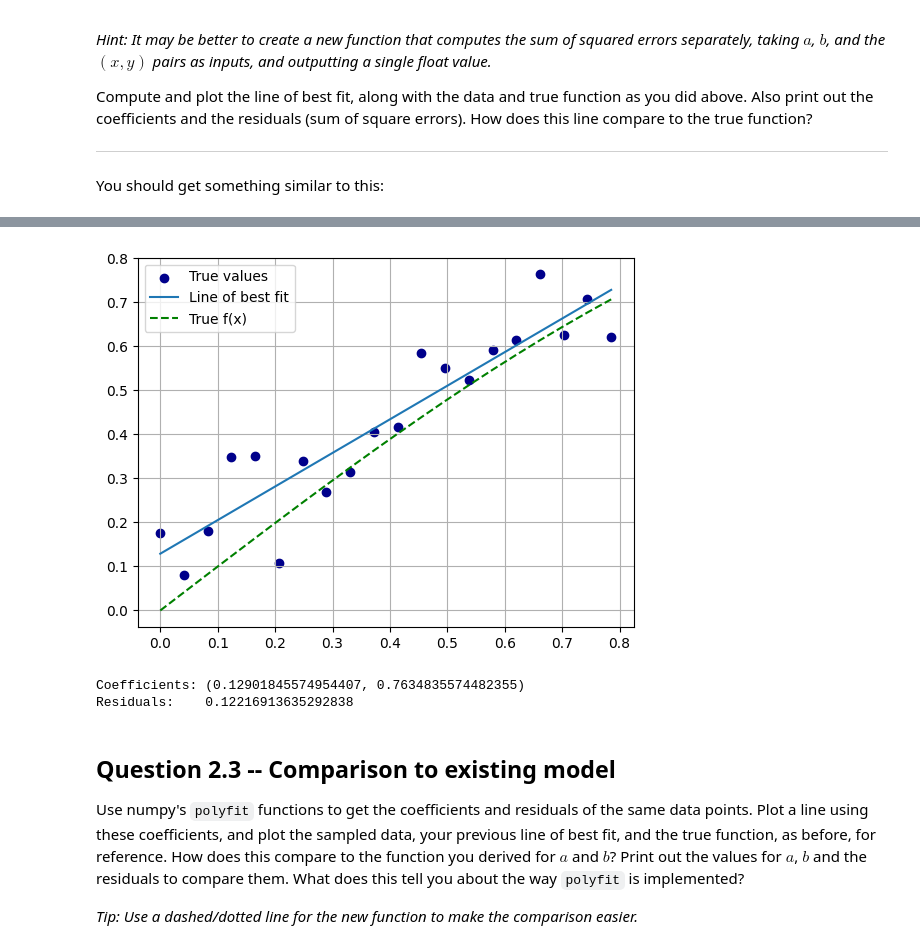
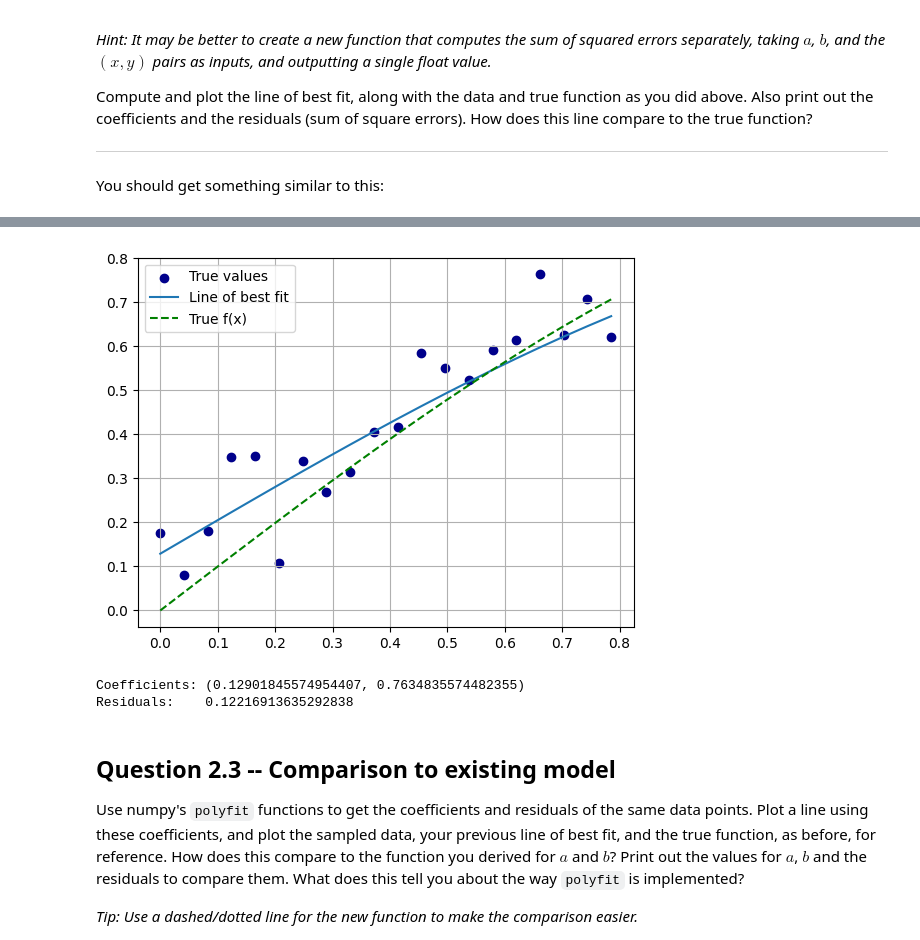
Before and after one commit to mrozalski/TMDL2024, a Jupyter notebook: week1/Assignment_1_Empty.ipynb, the cells around one changed output, grey strips where cells are left out. Cells and saved outputs as stored; diff of their text form; code cells hidden in the pictures.

```diff
--- a/week1/Assignment_1_Empty.ipynb
+++ b/week1/Assignment_1_Empty.ipynb
@@ -124,7 +124,7 @@ def lin_reg(xs, ys):
     return a, b, res
 
 a, b, res = lin_reg(x,y)
-y_best = b*x+a
+y_best = b*np.sin(x)+a
 y_correct=np.sin(x)
 
 plt.scatter(x,y, label="True values", color="darkblue")
@@ -146,34 +146,34 @@ print("Residuals:   ", res)
 #     return sos
 
 # def lin_reg(xs, ys):
 #     x_bar = np.mean(xs)
 #     y_bar = np.mean(ys)
 #     b = np.sum((xs - x_bar) * (ys - y_bar)) / np.sum((xs - x_bar)**2)
 #     a = y_bar - b*x_bar
 #     predicted_y=a+b*xs
 #     res=np.sum((ys-predicted_y)**2)
 #     return a, b, res
 
 # xs = np.random.normal(2,1,100)
 # true_a = np.random.uniform(-2, 2)
 # true_b = np.random.uniform(-2, 2)
 # ys=true_a+xs*true_b
 
 # a, b, res = lin_reg(xs,ys)
 # y_best = b*xs+a
 
 # plt.scatter(xs,ys, label="True values", color="darkblue")
 # plt.plot(xs, y_best, label="Line of best fit")
 # plt.plot(xs, ys, label="Line of best fit", linestyle="dashed", color="green")
 
 # plt.grid()
 # plt.legend()
 # plt.show()
 
 # print("Coefficients:", (a, b))
 # print("Residuals:   ", res)
 # %% [output]
-[figure, old version]
+[figure, new version]
 Coefficients: (0.12901845574954407, 0.7634835574482355)
 Residuals:    0.12216913635292838
 # %% [markdown]
```
Also changed, not shown: parts of 8 cells of this notebook.
